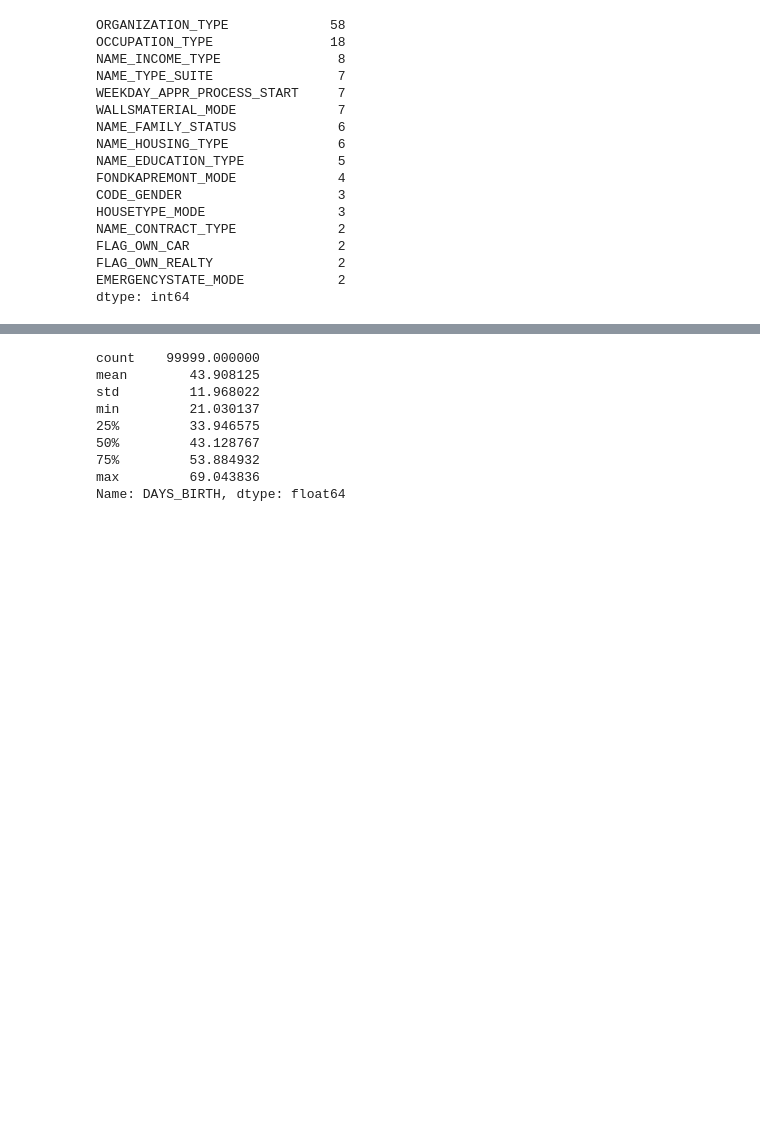
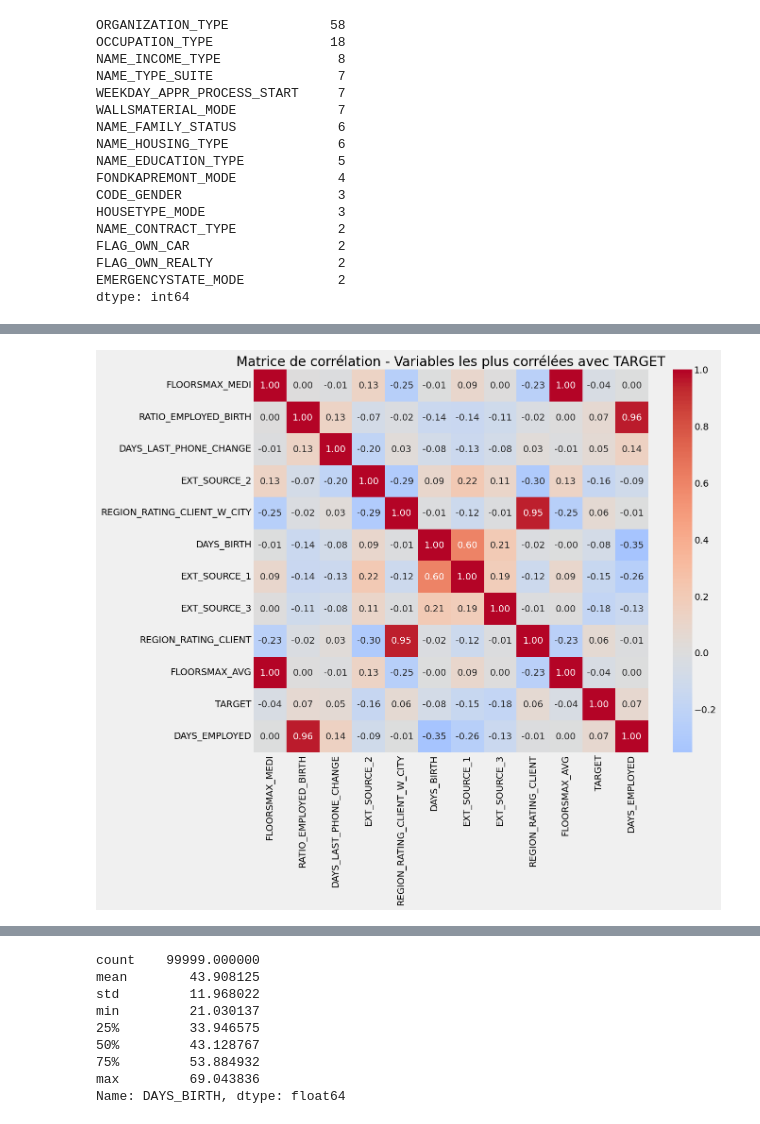
Before and after one commit to dabrivard19/ds_project_7_credit_scoring, a Jupyter notebook: notebooks/01_feature_engineering_clean_train_test.ipynb, the cells around one changed output, grey strips where cells are left out. Cells and saved outputs as stored; diff of their text form; code cells hidden in the pictures; blank space fills up the shorter version.

```diff
--- a/notebooks/01_feature_engineering_clean_train_test.ipynb
+++ b/notebooks/01_feature_engineering_clean_train_test.ipynb
@@ -121,0 +130,73 @@ dtype: int64
+# %%
+import pandas as pd
+import matplotlib.pyplot as plt
+import seaborn as sns
+
+df = app_train_raw
+top_n = 6
+
+# ============================================================
+# 1. Corrélations avec la target
+# ============================================================
+
+# Garder uniquement les colonnes numériques
+numeric_df = df.select_dtypes(include=["number"])
+
+# Corrélation avec TARGET
+correlations = numeric_df.corr()["TARGET"].sort_values()
+
+# ============================================================
+# 2. Top top_n corrélations négatives
+# ============================================================
+
+top_negative = correlations.head(top_n)
+
+print(f"Top {top_n} corrélations négatives :")
+print(top_negative)
+
+# ============================================================
+# 3. Top top_n corrélations positives
+# ============================================================
+
+top_positive = correlations.tail(top_n)
+
+print(f"\nTop {top_n} corrélations positives :")
+print(top_positive)
+
+# ============================================================
+# 4. Heatmap des variables les plus corrélées
+# ============================================================
+
+# Fusionner les colonnes les plus positives et négatives
+top_features = list(top_negative.index) + list(top_positive.index)
+
+# Supprimer doublons éventuels
+top_features = list(set(top_features))
+
+# Ajouter TARGET
+if "TARGET" not in top_features:
+    top_features.append("TARGET")
+
+# Sous-dataframe
+corr_df = numeric_df[top_features]
+
+# Matrice de corrélation
+corr_matrix = corr_df.corr()
+
+# ============================================================
+# 5. Affichage heatmap
+# ============================================================
+
+plt.figure(figsize=(12, 10))
+
+sns.heatmap(
+    corr_matrix,
+    annot=True,
+    fmt=".2f",
+    cmap="coolwarm",
+    center=0
+)
+
+plt.title("Matrice de corrélation - Variables les plus corrélées avec TARGET")
+plt.show()
+# %% [output]
@@ -121,0 +220 @@ dtype: int64
+[figure, added]
```
Also changed, not shown: parts of 4 cells of this notebook, 4 other files.
